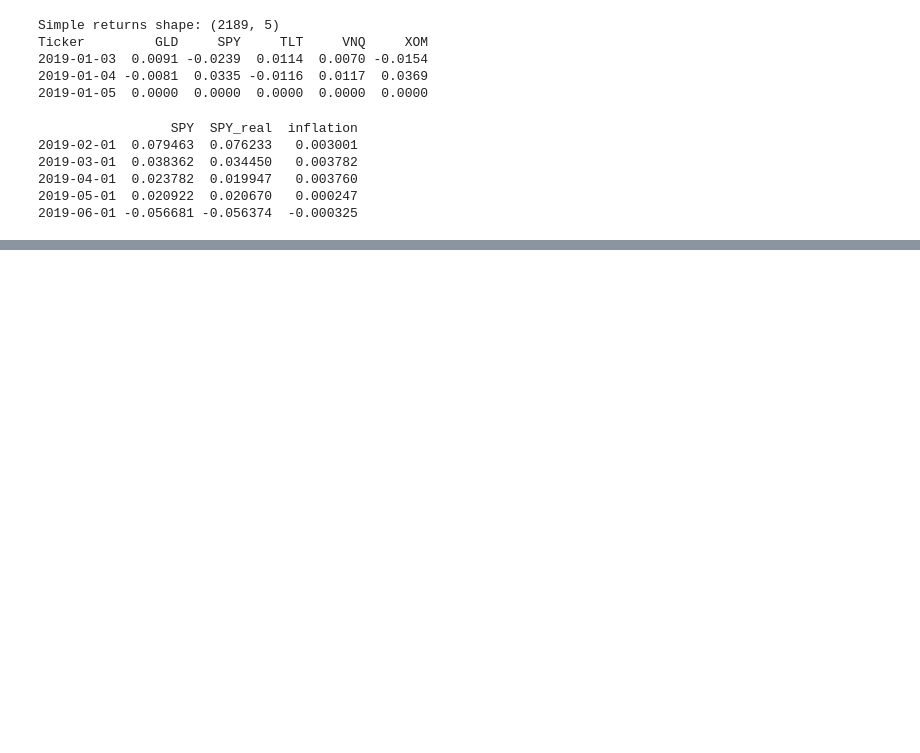
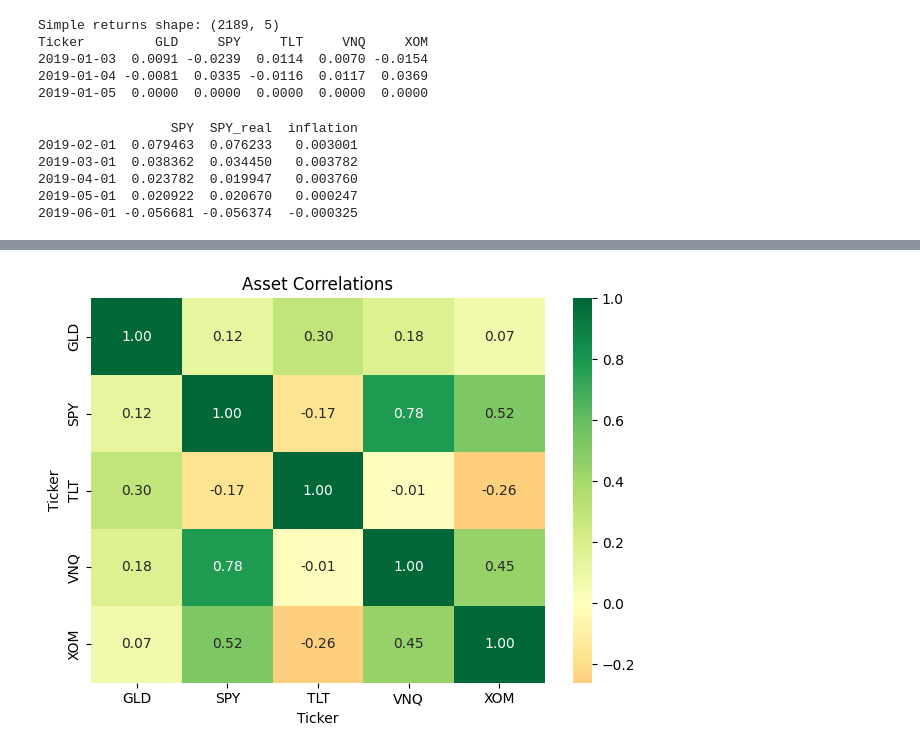
Before and after one commit to KaarthikSekar/InflationPortfolio, a Jupyter notebook: inflation.ipynb, the cells around one changed output, grey strips where cells are left out. Cells and saved outputs as stored; diff of their text form; code cells hidden in the pictures; blank space fills up the shorter version.

```diff
--- a/inflation.ipynb
+++ b/inflation.ipynb
@@ -126,0 +157,8 @@ print(combined[["SPY", "SPY_real", "inflation"]].head())
+# %%
+sns.heatmap(simple_returns.corr(), annot=True, fmt=".2f", cmap="RdYlGn", center=0)
+plt.title("Asset Correlations")
+plt.tight_layout()
+plt.savefig("plots/02_correlation.png", dpi=150)
+plt.show()
+# %% [output]
+[figure, added]
```
Also changed, not shown: parts of 2 cells of this notebook.
